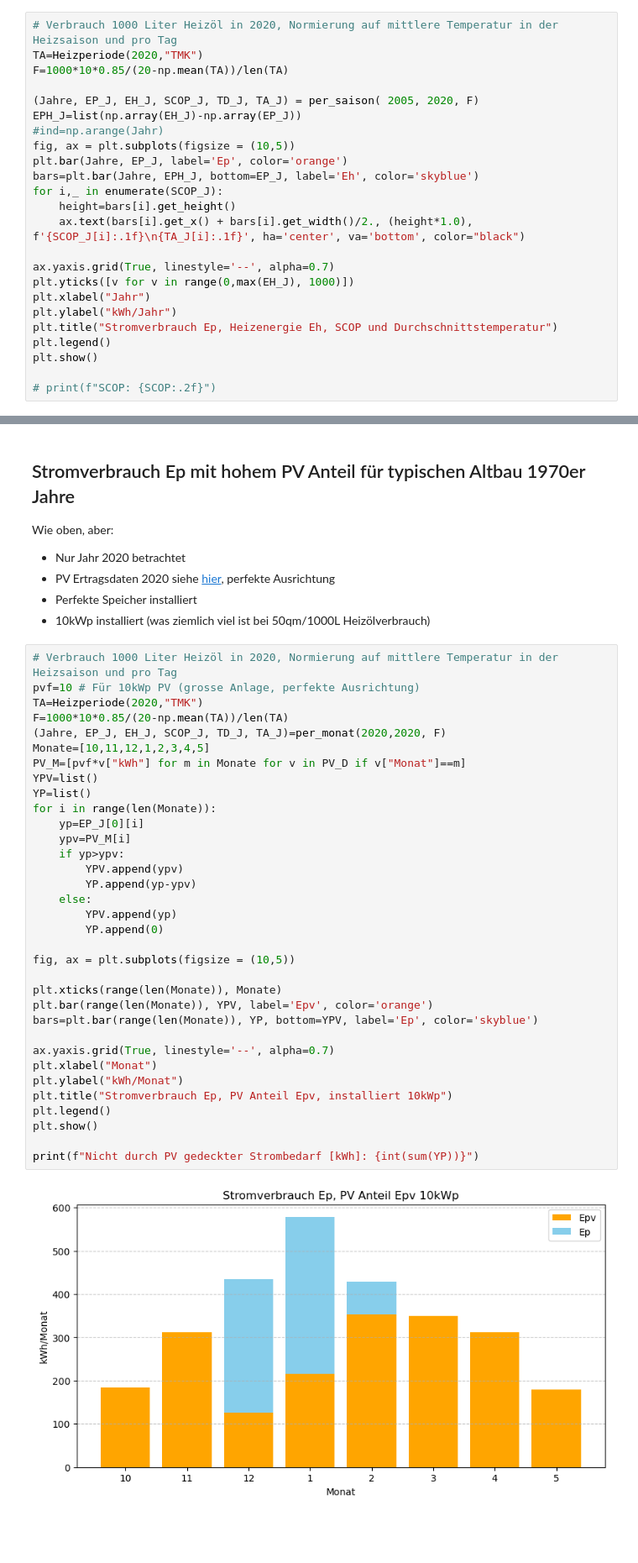
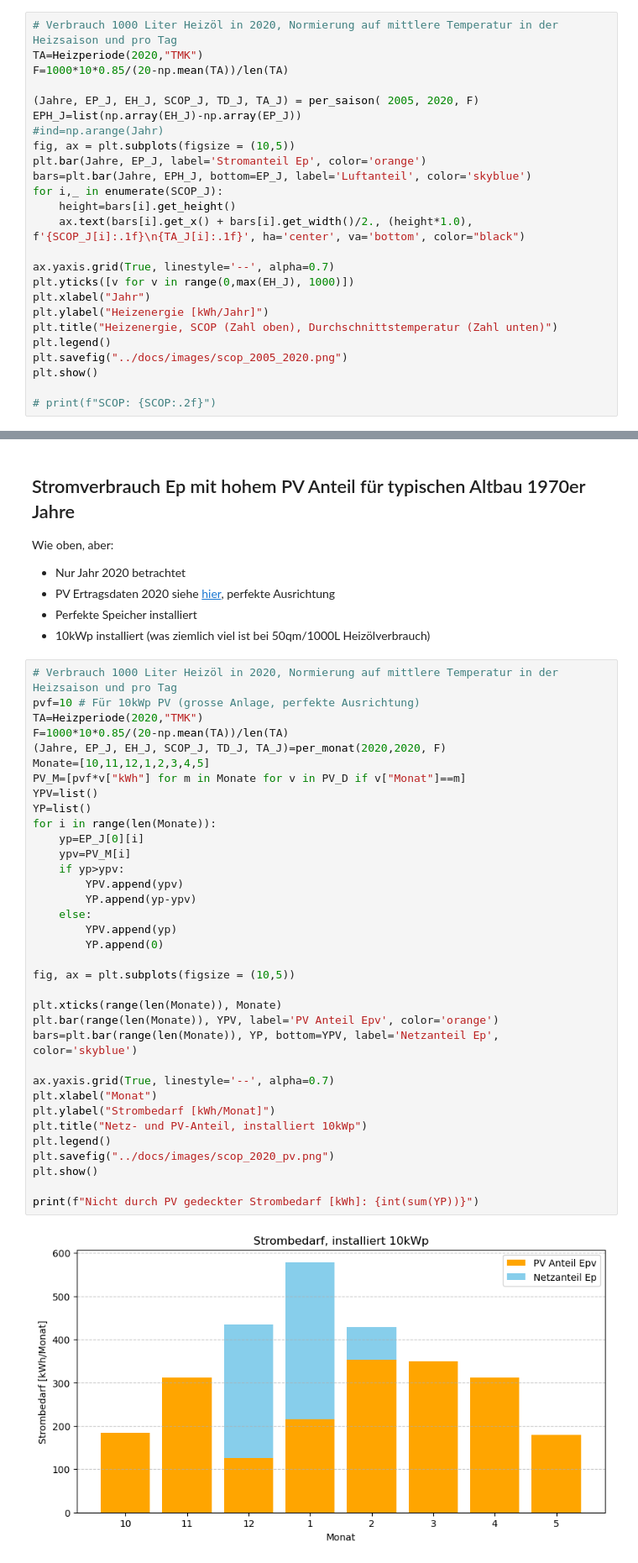
Before and after one commit to MatthiasArno/heizungsgesetz, a Jupyter notebook: src/heizung.ipynb, the cells around one changed output, grey strips where cells are left out. Shown: that part at 84% size. Drawn from its saved outputs; the diff is of its cells as text; blank space fills up the shorter version.

```diff
--- a/src/heizung.ipynb
+++ b/src/heizung.ipynb
@@ -145,8 +145,8 @@ F=1000*10*0.85/(20-np.mean(TA))/len(TA)
 EPH_J=list(np.array(EH_J)-np.array(EP_J))
 #ind=np.arange(Jahr)
 fig, ax = plt.subplots(figsize = (10,5))
-plt.bar(Jahre, EP_J, label='Ep', color='orange')
-bars=plt.bar(Jahre, EPH_J, bottom=EP_J, label='Eh', color='skyblue')
+plt.bar(Jahre, EP_J, label='Stromanteil Ep', color='orange')
+bars=plt.bar(Jahre, EPH_J, bottom=EP_J, label='Luftanteil', color='skyblue')
 for i,_ in enumerate(SCOP_J):
 	height=bars[i].get_height()
 	ax.text(bars[i].get_x() + bars[i].get_width()/2., (height*1.0), f'{SCOP_J[i]:.1f}\n{TA_J[i]:.1f}', ha='center', va='bottom', color="black")
@@ -154,9 +154,10 @@ for i,_ in enumerate(SCOP_J):
 ax.yaxis.grid(True, linestyle='--', alpha=0.7)
 plt.yticks([v for v in range(0,max(EH_J), 1000)])
 plt.xlabel("Jahr")
-plt.ylabel("kWh/Jahr")
-plt.title("Stromverbrauch Ep, Heizenergie Eh, SCOP und Durchschnittstemperatur")
+plt.ylabel("Heizenergie [kWh/Jahr]")
+plt.title("Heizenergie, SCOP (Zahl oben), Durchschnittstemperatur (Zahl unten)")
 plt.legend()
+plt.savefig("../docs/images/scop_2005_2020.png")
 plt.show()
 
 # print(f"SCOP: {SCOP:.2f}")
@@ -174,36 +175,37 @@ Wie oben, aber:
 # Verbrauch 1000 Liter Heizöl in 2020, Normierung auf mittlere Temperatur in der Heizsaison und pro Tag
 pvf=10 # Für 10kWp PV (grosse Anlage, perfekte Ausrichtung)
 TA=Heizperiode(2020,"TMK")
 F=1000*10*0.85/(20-np.mean(TA))/len(TA)
 (Jahre, EP_J, EH_J, SCOP_J, TD_J, TA_J)=per_monat(2020,2020, F)
 Monate=[10,11,12,1,2,3,4,5]
 PV_M=[pvf*v["kWh"] for m in Monate for v in PV_D if v["Monat"]==m]
 YPV=list()
 YP=list()
 for i in range(len(Monate)):
 	yp=EP_J[0][i]
 	ypv=PV_M[i]
 	if yp>ypv:
 		YPV.append(ypv)
 		YP.append(yp-ypv)
 	else:
 		YPV.append(yp)
 		YP.append(0)
 
 fig, ax = plt.subplots(figsize = (10,5))
 
 plt.xticks(range(len(Monate)), Monate)
-plt.bar(range(len(Monate)), YPV, label='Epv', color='orange')
-bars=plt.bar(range(len(Monate)), YP, bottom=YPV, label='Ep', color='skyblue')
+plt.bar(range(len(Monate)), YPV, label='PV Anteil Epv', color='orange')
+bars=plt.bar(range(len(Monate)), YP, bottom=YPV, label='Netzanteil Ep', color='skyblue')
 
 ax.yaxis.grid(True, linestyle='--', alpha=0.7)
 plt.xlabel("Monat")
-plt.ylabel("kWh/Monat")
-plt.title("Stromverbrauch Ep, PV Anteil Epv, installiert 10kWp")
+plt.ylabel("Strombedarf [kWh/Monat]")
+plt.title("Netz- und PV-Anteil, installiert 10kWp")
 plt.legend()
+plt.savefig("../docs/images/scop_2020_pv.png")
 plt.show()
 
 print(f"Nicht durch PV gedeckter Strombedarf [kWh]: {int(sum(YP))}")
 # %% [output]
-[figure, old version]
+[figure, new version]
 Nicht durch PV gedeckter Strombedarf [kWh]: 748
```
Also changed, not shown: parts of 2 cells of this notebook, 4 other files.
